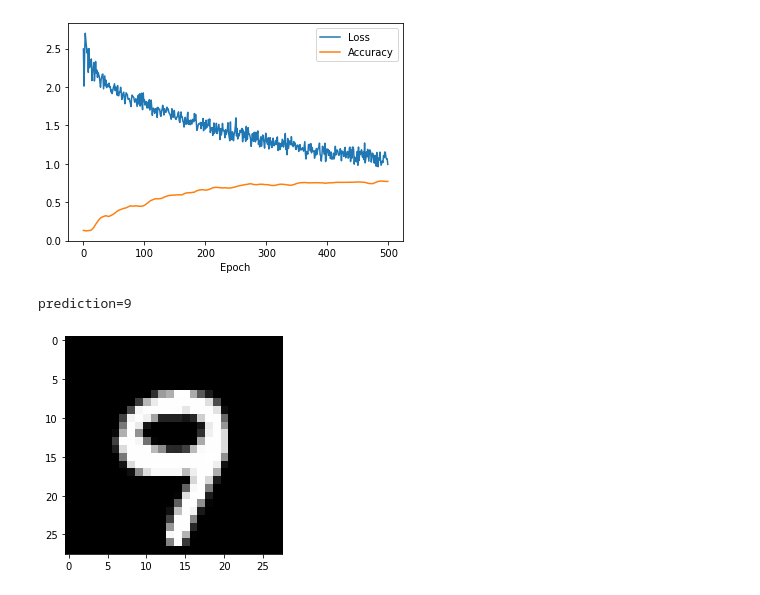
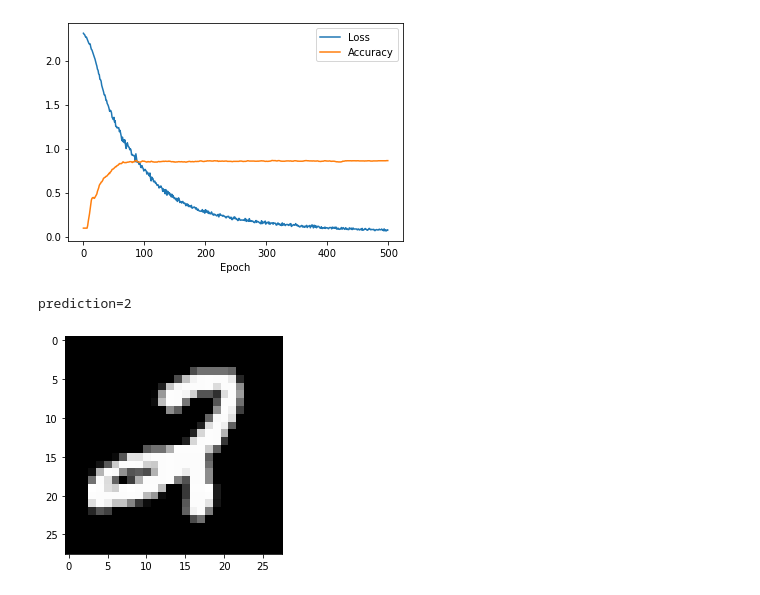
Before and after one commit to eivind-bn/tdt05-mnist, a Jupyter notebook: notebook.ipynb, the cells around one changed output. Drawn from its saved outputs; the diff is of its cells as text; code cells hidden in the pictures.

Commit message:
achieved 87% percent on tuned model

```diff
--- a/notebook.ipynb
+++ b/notebook.ipynb
@@ -6,8 +6,8 @@ from autoencoder import AutoEncoder
 from classifier import Classifier
 # %%
 epochs = 500
-batch_size = 0.1
-latent_size = 28
+batch_size = 0.4
+latent_size = 32
 device = "cpu"
 load_existing = False
 # %%
@@ -15,11 +15,11 @@ if load_existing:
     auto_encoder = AutoEncoder.load("model.autoencoder")
 else:
     auto_encoder = AutoEncoder(
-        train_size=0.8,
+        train_size=0.99,
         device=device,
         latent_size=latent_size,
         lr=0.001
     )
-    auto_encoder.train(epochs=epochs, batch=batch_size, plot_stats=True)
+    auto_encoder.train(20, batch=batch_size, plot_stats=True)
     auto_encoder.save("model")
 # %% [output]
@@ -43,6 +43,11 @@ else:
         latent_size=latent_size,
         lr=0.001
     )
-    classifier.train(epochs=epochs, batch=batch_size, plot_stats=True)
+    classifier.train(
+        epochs=epochs,
+        batch=batch_size,
+        plot_stats=True,
+        optimize_encoder=True
+        )
     classifier.save("model")
 # %% [output]
@@ -60,24 +62,24 @@ prediction=5
 # %%
 if load_existing:
-    pretrained_classifier = Classifier.load("pretrained.classifier")
+    tuned_classifier = Classifier.load("pretrained.classifier")
 else:
-    pretrained_classifier = auto_encoder.to_classifier(train_size=0.01)
-    pretrained_classifier.train(
+    tuned_classifier = auto_encoder.to_classifier(train_size=0.01)
+    tuned_classifier.train(
         epochs=epochs,
         batch=batch_size,
         plot_stats=True,
-        optimize_encoder=False
+        optimize_encoder=True
     )
-    pretrained_classifier.save("pretrained")
+    tuned_classifier.save("pretrained")
 # %% [output]
-[figure, old version]
+[figure, new version]
 # %%
-I = 477
-sample = pretrained_classifier.get_image(I)
-prediction = pretrained_classifier.predict(sample)
+I = 475
+sample = tuned_classifier.get_image(I)
+prediction = tuned_classifier.predict(sample)
 
 plt.imshow(sample, cmap="gray", label="dsa")
 print(f"{prediction=}")
 # %% [output]
-prediction=9
+prediction=2
-[figure, old version]
+[figure, new version]
```
Also changed, not shown: parts of 4 cells of this notebook, 2 other files.
